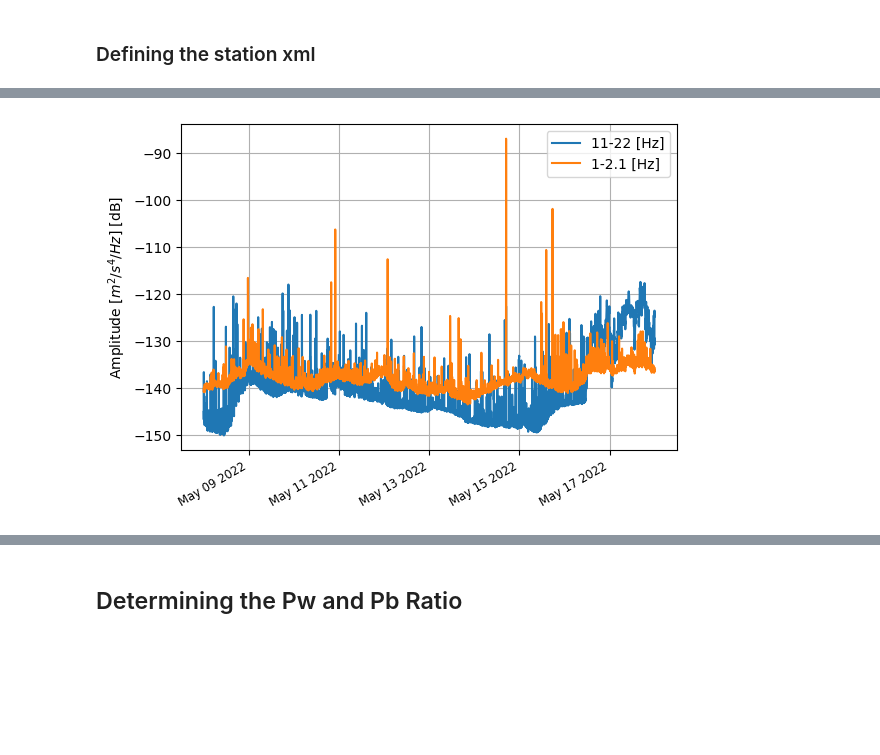
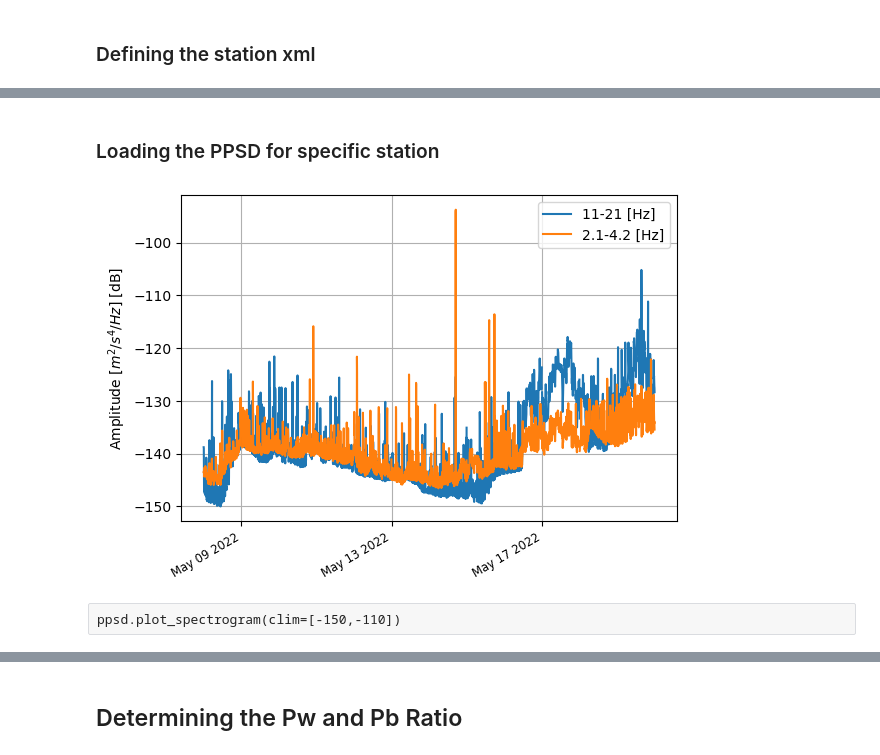
Before and after one commit to jgovoort/sismo-memo, a Jupyter notebook: hydro-glacier.ipynb, the cells around one changed output, grey strips where cells are left out. Saved outputs shown, nothing was run; the diff lists cells and outputs as text; code cells hidden in the pictures; blank space fills up the shorter version.

```diff
--- a/hydro-glacier.ipynb
+++ b/hydro-glacier.ipynb
@@ -260,7 +232,7 @@ def RMS_smoothing(rL, time,nbrpt = None) :
     for i in range(len(rL)-nbrpt) :
         if i < len(rL) - nbrpt :
             rms = np.sqrt(np.sum(rL[i:i+nbrpt]**2)/nbrpt)
-            mode = scipy.stats.mode(rL[i:i+nbrpt])[0][0]
+            mode = scipy.stats.mode(rL[i:i+nbrpt],keepdims=True)[0][0]
             hist, bin_edges = np.histogram(rL[i:i+nbrpt], density=True)
             mode_np = hist.max()
             output[0].append(rms)
@@ -280,3 +250,4 @@ paz_counts = {'gain': 3355.4428,
 # %%
 rot = "D:\\Nodes_ablation_zone\All_comp_DP_\\"
+rot = 'D:/Nodes_on_Vatna/All_comp_DP_/'
 fileroot= os.listdir(rot)
@@ -282,0 +256,9 @@ fileroot= os.listdir(rot)
+# %%
+station = '453020739'
+ff = obspy.read(rot+'453020739.5.2022.05.10.00.00.00.000.E.miniseed')
+print(ff)
+tr = ff.select(id="SS.20739..DPE")[0]
+ppsd = PPSD(tr.stats, paz_counts,ppsd_length=10*60,period_limits=[1/6,10], smoothing_width_octaves=0.125, period_step_octaves=0.0125)
+sst = obspy.read(rot+'453020739.5.2022.05.10.00.00.00.000.E.miniseed')
+ppsd.add(sst)
+ppsd.plot()
@@ -331,0 +337,16 @@ ppsd.plot_spectrogram()
+# %%
+plt.figure(figsize=(15,5))
+for Snpz in S :
+    stt = '4530%s_ppsd.npz'%Snpz
+    ppsd = PPSD.load_npz('./ppsd/%s'%stt)
+    Pwater = ppsd.extract_psd_values(0.4)[0]
+    Psed = ppsd.extract_psd_values(1/15)[0]
+    T = np.array(ppsd.times_processed)
+    mT = str(T[np.argmax(Pwater)])
+    sPwater = RMS_smoothing(Pwater, T)
+    #plt.plot(T[0:500],Pwater[0:500],label='kkk')
+    plt.plot(sPwater[3], -sPwater[0],label='%s : %s'%(stt,mT))
+    #plt.scatter
+    #plt.xlim(0,200000)
+plt.legend()
+plt.show()
@@ -332,5 +355,12 @@ ppsd.plot_spectrogram()
+# %% [markdown]
+### Loading the PPSD for specific station
 # %%
-ppsd.plot_temporal([1/15,0.7])
+Snpz = '20773'
+stt = '4530%s_ppsdZ.npz'%Snpz
+ppsd = PPSD.load_npz('./ppsd/%s'%stt)
+ppsd.plot_temporal([1/15,1/3])
 # %% [output]
-[figure, old version]
+[figure, new version]
+# %% [raw]
+ppsd.plot_spectrogram(clim=[-150,-110])
 # %%
```
Also changed, not shown: parts of 58 cells of this notebook, 25 other files.
